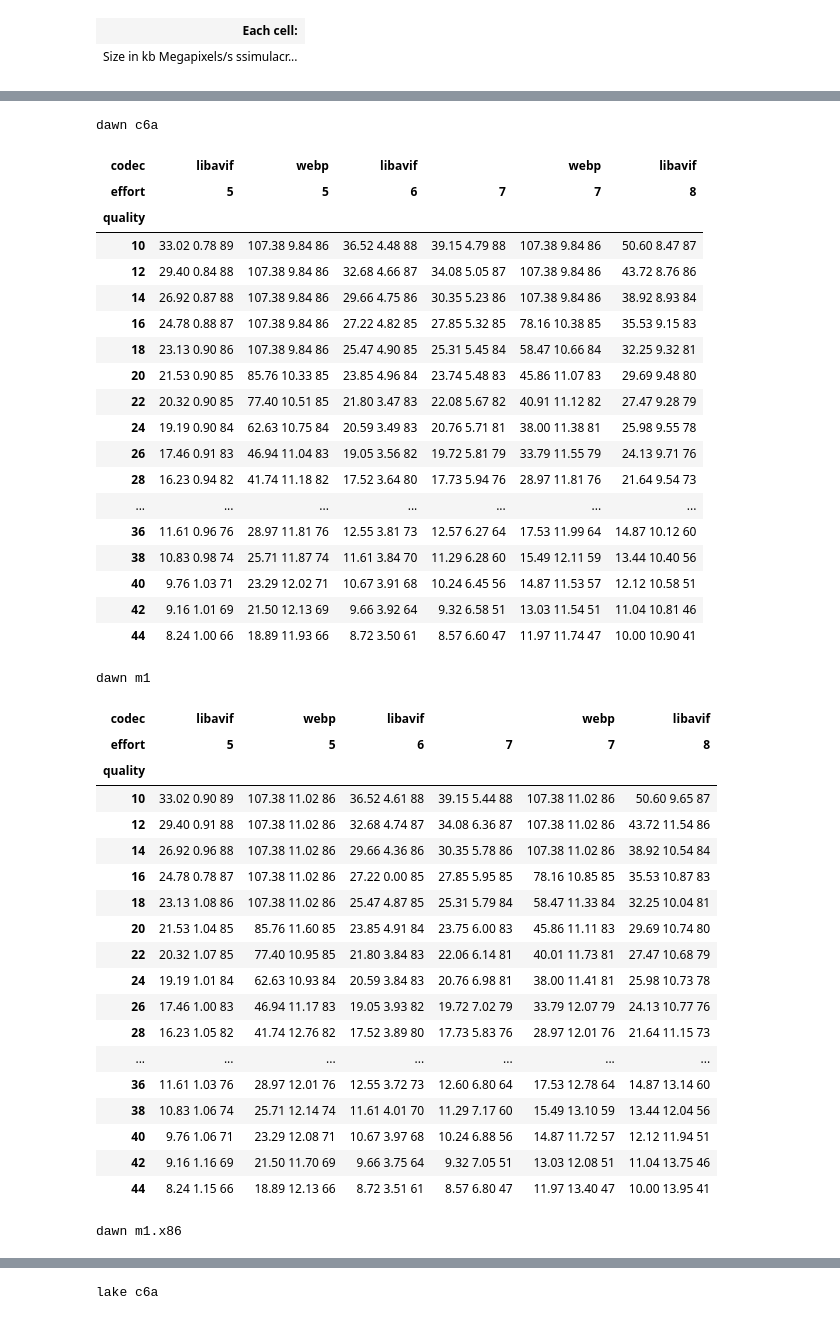
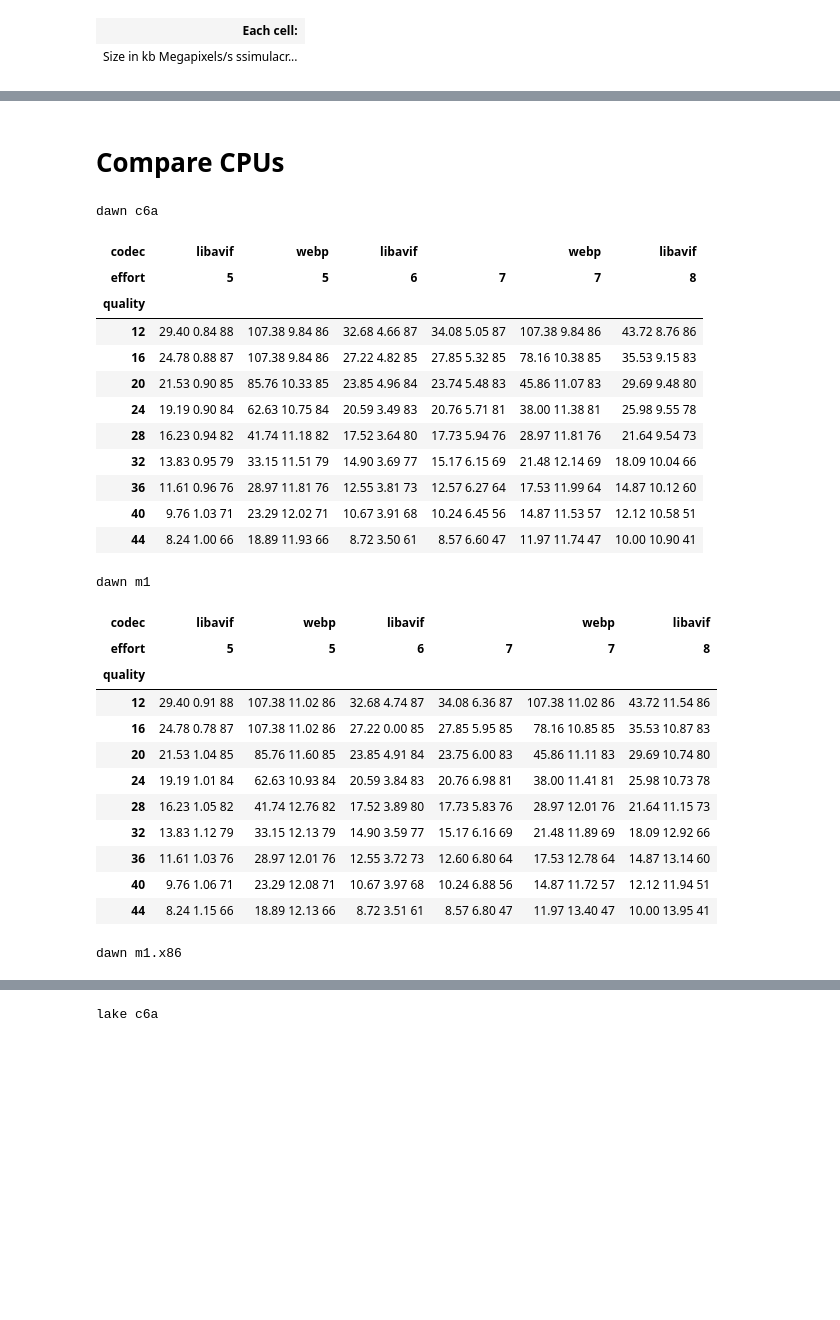
Before and after one commit to homm/image-codecs-bench, a Jupyter notebook: libavif.ipynb, the cells around one changed output, grey strips where cells are left out. Drawn from its saved outputs; the diff is of its cells as text; code cells hidden in the pictures; blank space fills up the shorter version.

```diff
--- a/libavif.ipynb
+++ b/libavif.ipynb
@@ -46,7 +46,7 @@ def show_run(df, up_to=None):
         for fname in df.fname.unique():
             table = df[df.fname == fname]
             table = table.pivot(index='quality', columns=['codec', 'effort'], values='data')
-            append(f"<h1>{fname}</h1>" + table.to_html(escape=False))
+            append(f"<h2>{fname}</h2>" + table.to_html(escape=False))
 
 
 def compare(data):
@@ -59,6 +59,10 @@ def compare(data):
     df = pandas.concat(frames, ignore_index=True)
     df.sort_values(['fname', 'effort', 'codec'], inplace=True)
     return df
+
+
+def h1(title):
+    display(HTML(f"<h1>{title}</h1>"))
 # %% [output]
 | Each cell: |
 | Size in kb Megapixels/s ssimulacr... |
@@ -194,50 +363,39 @@ lake.ss2
 # %%
+h1("Compare CPUs")
+
 df = compare([
-    ('libavif.csv', ' m1'),
+    ('libavif.m1.csv', ' m1'),
     ('libavif.m1.x86.csv', ' m1.x86'),
     ('libavif.c6a.csv', ' c6a')
 ])
 show_run(df, up_to=3)
 # %% [output]
+Compare CPUs
 dawn c6a
 | codec | libavif | webp | libavif |  | webp | libavif |
 | effort | 5 | 5 | 6 | 7 | 7 | 8 |
 | quality |  |  |  |  |  |  |
-| 10 | 33.02 0.78 89 | 107.38 9.84 86 | 36.52 4.48 88 | 39.15 4.79 88 | 107.38 9.84 86 | 50.60 8.47 87 |
 | 12 | 29.40 0.84 88 | 107.38 9.84 86 | 32.68 4.66 87 | 34.08 5.05 87 | 107.38 9.84 86 | 43.72 8.76 86 |
-| 14 | 26.92 0.87 88 | 107.38 9.84 86 | 29.66 4.75 86 | 30.35 5.23 86 | 107.38 9.84 86 | 38.92 8.93 84 |
 | 16 | 24.78 0.88 87 | 107.38 9.84 86 | 27.22 4.82 85 | 27.85 5.32 85 | 78.16 10.38 85 | 35.53 9.15 83 |
-| 18 | 23.13 0.90 86 | 107.38 9.84 86 | 25.47 4.90 85 | 25.31 5.45 84 | 58.47 10.66 84 | 32.25 9.32 81 |
 | 20 | 21.53 0.90 85 | 85.76 10.33 85 | 23.85 4.96 84 | 23.74 5.48 83 | 45.86 11.07 83 | 29.69 9.48 80 |
-| 22 | 20.32 0.90 85 | 77.40 10.51 85 | 21.80 3.47 83 | 22.08 5.67 82 | 40.91 11.12 82 | 27.47 9.28 79 |
 | 24 | 19.19 0.90 84 | 62.63 10.75 84 | 20.59 3.49 83 | 20.76 5.71 81 | 38.00 11.38 81 | 25.98 9.55 78 |
-| 26 | 17.46 0.91 83 | 46.94 11.04 83 | 19.05 3.56 82 | 19.72 5.81 79 | 33.79 11.55 79 | 24.13 9.71 76 |
 | 28 | 16.23 0.94 82 | 41.74 11.18 82 | 17.52 3.64 80 | 17.73 5.94 76 | 28.97 11.81 76 | 21.64 9.54 73 |
-| ... | ... | ... | ... | ... | ... | ... |
+| 32 | 13.83 0.95 79 | 33.15 11.51 79 | 14.90 3.69 77 | 15.17 6.15 69 | 21.48 12.14 69 | 18.09 10.04 66 |
 | 36 | 11.61 0.96 76 | 28.97 11.81 76 | 12.55 3.81 73 | 12.57 6.27 64 | 17.53 11.99 64 | 14.87 10.12 60 |
-| 38 | 10.83 0.98 74 | 25.71 11.87 74 | 11.61 3.84 70 | 11.29 6.28 60 | 15.49 12.11 59 | 13.44 10.40 56 |
 | 40 | 9.76 1.03 71 | 23.29 12.02 71 | 10.67 3.91 68 | 10.24 6.45 56 | 14.87 11.53 57 | 12.12 10.58 51 |
-| 42 | 9.16 1.01 69 | 21.50 12.13 69 | 9.66 3.92 64 | 9.32 6.58 51 | 13.03 11.54 51 | 11.04 10.81 46 |
 | 44 | 8.24 1.00 66 | 18.89 11.93 66 | 8.72 3.50 61 | 8.57 6.60 47 | 11.97 11.74 47 | 10.00 10.90 41 |
 dawn m1
 | codec | libavif | webp | libavif |  | webp | libavif |
 | effort | 5 | 5 | 6 | 7 | 7 | 8 |
 | quality |  |  |  |  |  |  |
-| 10 | 33.02 0.90 89 | 107.38 11.02 86 | 36.52 4.61 88 | 39.15 5.44 88 | 107.38 11.02 86 | 50.60 9.65 87 |
 | 12 | 29.40 0.91 88 | 107.38 11.02 86 | 32.68 4.74 87 | 34.08 6.36 87 | 107.38 11.02 86 | 43.72 11.54 86 |
-| 14 | 26.92 0.96 88 | 107.38 11.02 86 | 29.66 4.36 86 | 30.35 5.78 86 | 107.38 11.02 86 | 38.92 10.54 84 |
 | 16 | 24.78 0.78 87 | 107.38 11.02 86 | 27.22 0.00 85 | 27.85 5.95 85 | 78.16 10.85 85 | 35.53 10.87 83 |
-| 18 | 23.13 1.08 86 | 107.38 11.02 86 | 25.47 4.87 85 | 25.31 5.79 84 | 58.47 11.33 84 | 32.25 10.04 81 |
 | 20 | 21.53 1.04 85 | 85.76 11.60 85 | 23.85 4.91 84 | 23.75 6.00 83 | 45.86 11.11 83 | 29.69 10.74 80 |
-| 22 | 20.32 1.07 85 | 77.40 10.95 85 | 21.80 3.84 83 | 22.06 6.14 81 | 40.01 11.73 81 | 27.47 10.68 79 |
 | 24 | 19.19 1.01 84 | 62.63 10.93 84 | 20.59 3.84 83 | 20.76 6.98 81 | 38.00 11.41 81 | 25.98 10.73 78 |
-| 26 | 17.46 1.00 83 | 46.94 11.17 83 | 19.05 3.93 82 | 19.72 7.02 79 | 33.79 12.07 79 | 24.13 10.77 76 |
 | 28 | 16.23 1.05 82 | 41.74 12.76 82 | 17.52 3.89 80 | 17.73 5.83 76 | 28.97 12.01 76 | 21.64 11.15 73 |
-| ... | ... | ... | ... | ... | ... | ... |
+| 32 | 13.83 1.12 79 | 33.15 12.13 79 | 14.90 3.59 77 | 15.17 6.16 69 | 21.48 11.89 69 | 18.09 12.92 66 |
 | 36 | 11.61 1.03 76 | 28.97 12.01 76 | 12.55 3.72 73 | 12.60 6.80 64 | 17.53 12.78 64 | 14.87 13.14 60 |
-| 38 | 10.83 1.06 74 | 25.71 12.14 74 | 11.61 4.01 70 | 11.29 7.17 60 | 15.49 13.10 59 | 13.44 12.04 56 |
 | 40 | 9.76 1.06 71 | 23.29 12.08 71 | 10.67 3.97 68 | 10.24 6.88 56 | 14.87 11.72 57 | 12.12 11.94 51 |
-| 42 | 9.16 1.16 69 | 21.50 11.70 69 | 9.66 3.75 64 | 9.32 7.05 51 | 13.03 12.08 51 | 11.04 13.75 46 |
 | 44 | 8.24 1.15 66 | 18.89 12.13 66 | 8.72 3.51 61 | 8.57 6.80 47 | 11.97 13.40 47 | 10.00 13.95 41 |
 dawn m1.x86
 | codec | libavif | webp | libavif |  | webp | libavif |
```
Also changed, not shown: parts of 5 cells of this notebook, 10 other files.
